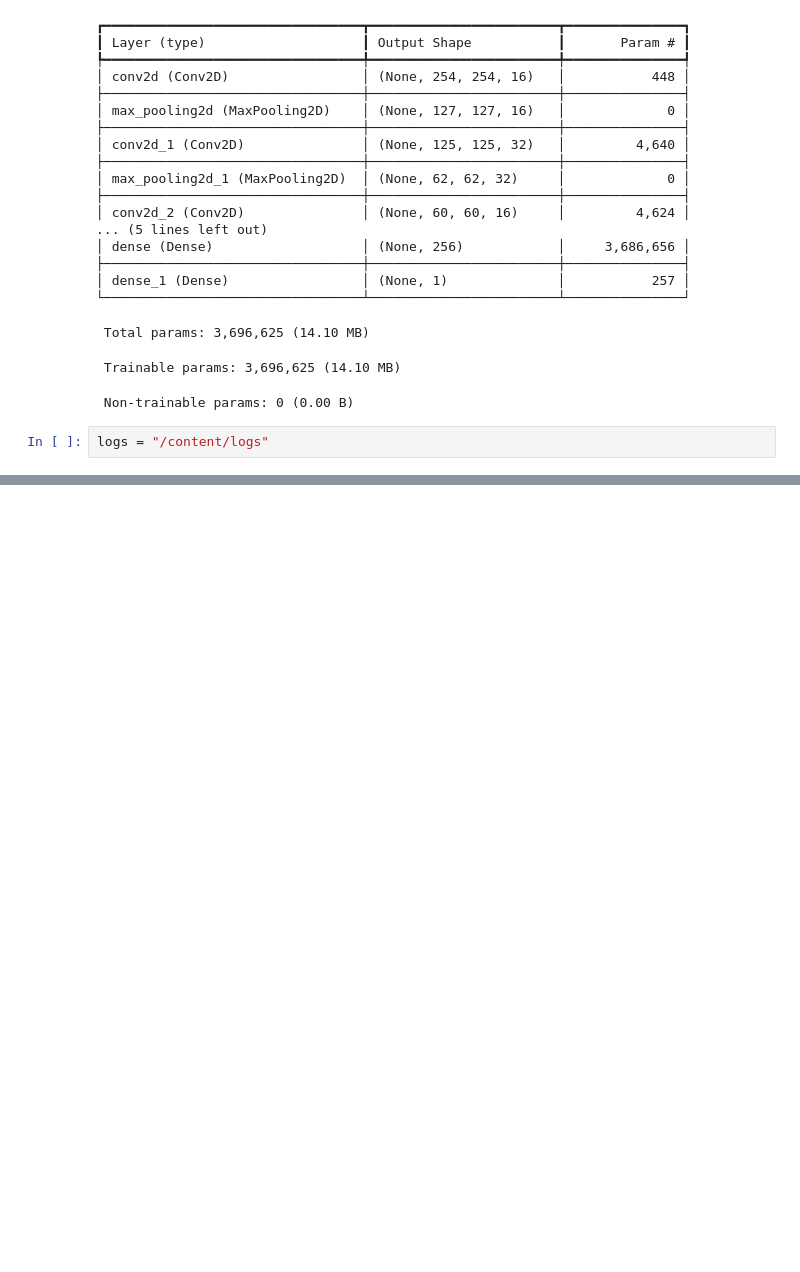
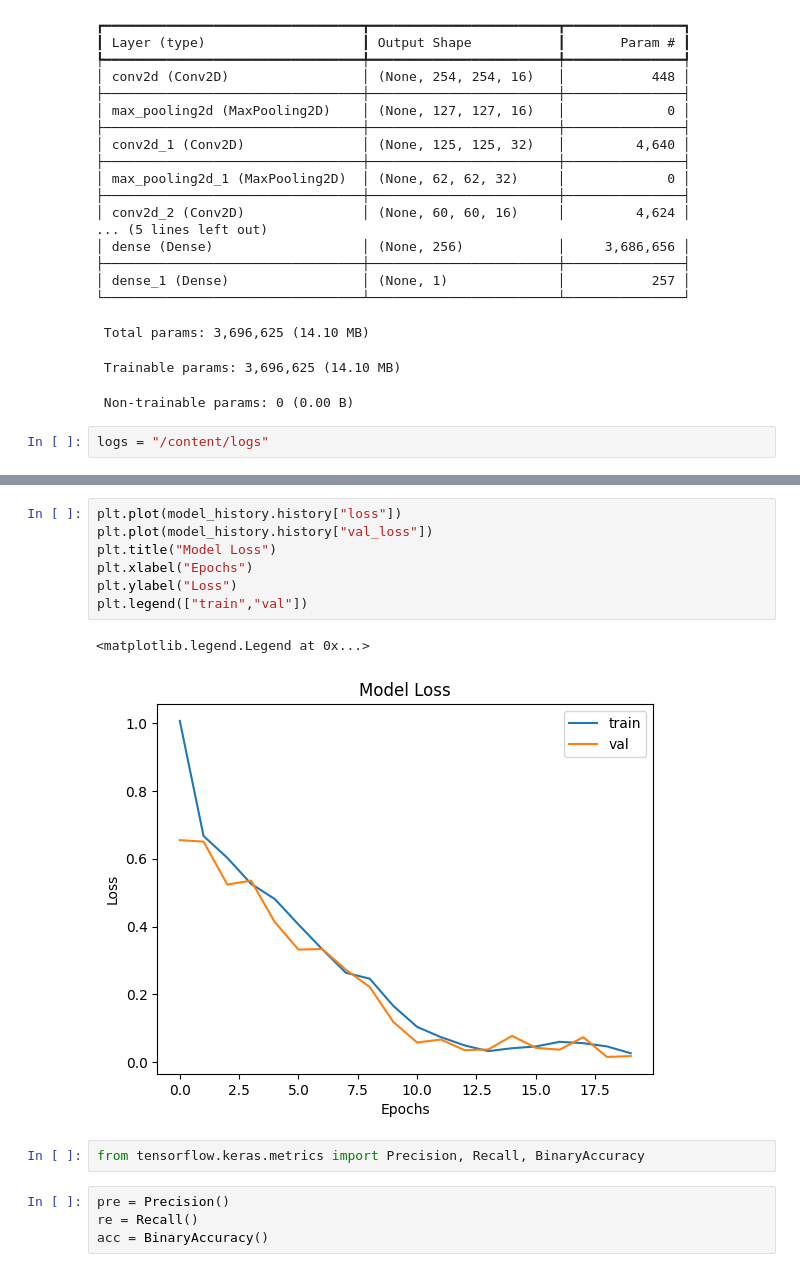
Before and after one commit to prathamj937/Happy-or-Sad-Predictor, a Jupyter notebook: happy_or_sad.ipynb, the cells around one changed output, grey strips where cells are left out. Drawn from its saved outputs; the diff is of its cells as text; blank space fills up the shorter version.

```diff
--- a/happy_or_sad.ipynb
+++ b/happy_or_sad.ipynb
@@ -161,0 +244,16 @@ WARNING:absl:You are saving your model as an HDF5 file via `model.save()` or `ke
+# %%
+plt.plot(model_history.history["loss"])
+plt.plot(model_history.history["val_loss"])
+plt.title("Model Loss")
+plt.xlabel("Epochs")
+plt.ylabel("Loss")
+plt.legend(["train","val"])
+# %% [output]
+<matplotlib.legend.Legend at 0x...>
+[figure, added]
+# %%
+from tensorflow.keras.metrics import Precision, Recall, BinaryAccuracy
+# %%
+pre = Precision()
+re = Recall()
+acc = BinaryAccuracy()
```
Also changed, not shown: parts of 42 cells of this notebook.
